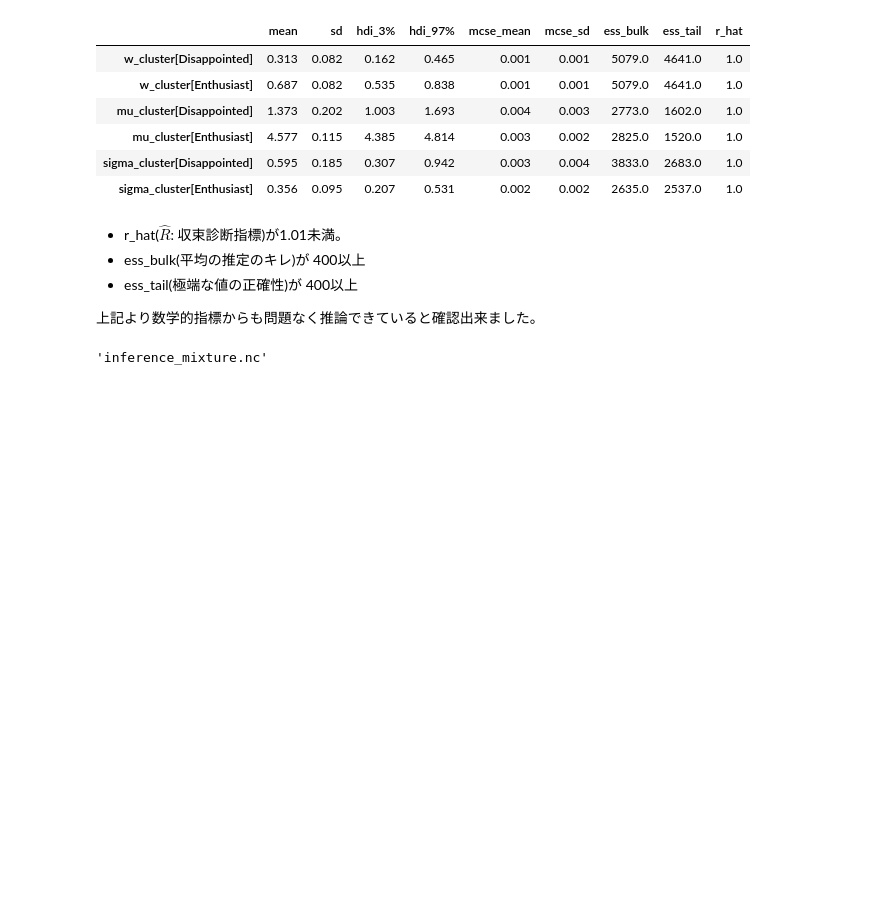
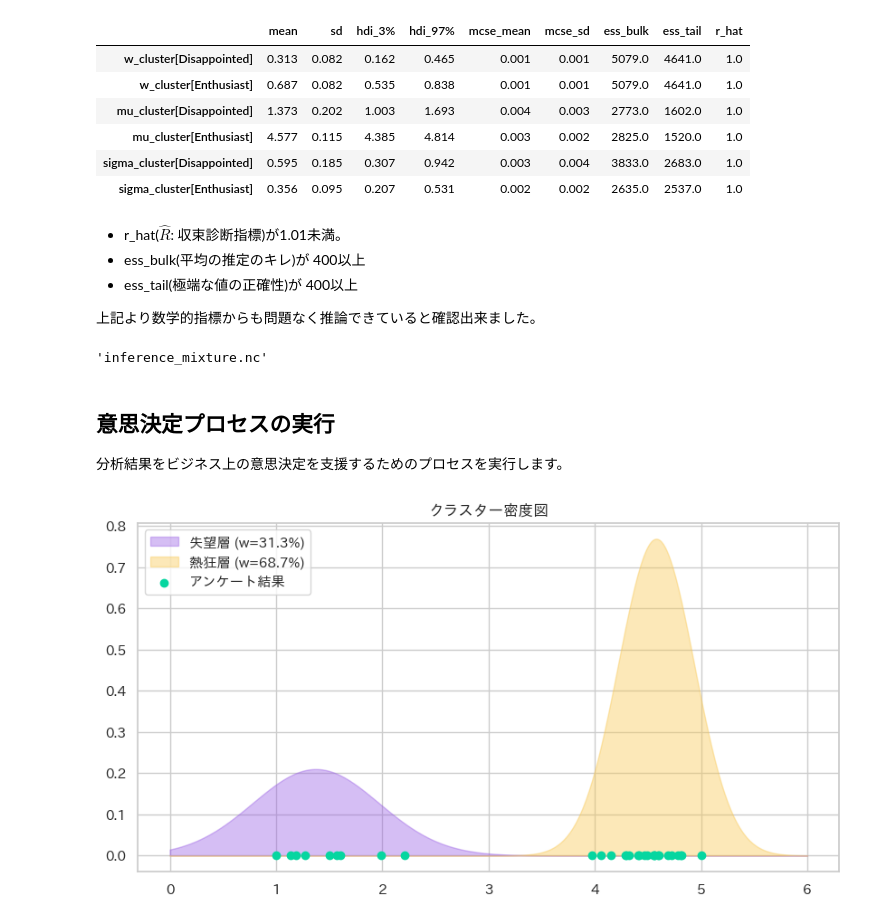
Before and after one commit to petalab-io/bayesian-iroha, a Jupyter notebook: notebooks/04_survey_latent_segmentasion/mixture_model_inference.ipynb, the cells around one changed output. Cells and saved outputs as stored; diff of their text form; code cells hidden in the pictures; blank space fills up the shorter version.

Commit message:
Viz: クラスター密度図を作成しインサイトを得る#16

```diff
--- a/notebooks/04_survey_latent_segmentasion/mixture_model_inference.ipynb
+++ b/notebooks/04_survey_latent_segmentasion/mixture_model_inference.ipynb
@@ -129,7 +129,7 @@ with pm.Model(coords=coords) as model_mixture:
     sigma_cluster = pm.HalfNormal("sigma_cluster", sigma=1, dims="cluster")
 
     observation = pm.NormalMixture("observation", w=w_cluster, mu=mu_cluster,
-                                   sigma=sigma_cluster, observed=observation_satisfaction,
+                                   sigma=sigma_cluster, observed=results_survey,
                                    dims="id_obs")
 # %% [markdown]
 ## 事前予測チェック (Prior Predictive Check)
@@ -170,7 +170,7 @@ with pm.Model(coords=coords) as model_mixture_v1:
     sigma_cluster = pm.HalfNormal("sigma_cluster", sigma=0.5, dims="cluster")
 
     observation = pm.NormalMixture("observation", w=w_cluster, mu=mu_cluster,
-                                   sigma=sigma_cluster, observed=observation_satisfaction,
+                                   sigma=sigma_cluster, observed=results_survey,
                                    dims="id_obs")
 
     idata_prior_v1 = pm.sample_prior_predictive(samples=100, random_seed=42)
@@ -217,7 +217,7 @@ with pm.Model(coords=coords) as model_mixture_v2:
     dist_component = pm.TruncatedNormal.dist(mu=mu_cluster, sigma=sigma_cluster, lower=1, upper=5, shape=2)
 
     # 混合モデルの定義
-    observation = pm.Mixture("observation", w=w_cluster, comp_dists=dist_component, observed=observation_satisfaction,
+    observation = pm.Mixture("observation", w=w_cluster, comp_dists=dist_component, observed=results_survey,
                              dims="id_obs")
 # %% [markdown]
 - `mu` 自体も裁断
@@ -279,23 +278,15 @@ with pm.Model(coords=coords) as model_mixture_v3:
     w_cluster = pm.Dirichlet("w_cluster", a=np.array([1, 1]), dims="cluster")
 
     mu_cluster = pm.TruncatedNormal("mu_cluster",
-                                    mu=[2, 4],
-                                    sigma=0.5,
-                                    lower=1,
-                                    upper=5,
-                                    dims="cluster",
-                                    initval=[2.0, 4.0])  # 追加
+                                    mu=[2, 4], sigma=0.5, lower=1, upper=5, dims="cluster", initval=[2.0, 4.0])  # 追加
     sigma_cluster = pm.TruncatedNormal("sigma_cluster",
                                        mu=0.5,  # mu=0 より少し浮かせて安定させる
-                                       sigma=0.5,
-                                       lower=0.05,
-                                       upper=1.5,
-                                       dims="cluster")
+                                       sigma=0.5, lower=0.05, upper=1.5, dims="cluster")
 
     pm.Potential("order_constraint", pm.math.switch(mu_cluster[0] < mu_cluster[1], 0, -np.inf))
 
     dist_component = pm.TruncatedNormal.dist(mu=mu_cluster, sigma=sigma_cluster, lower=1, upper=5, shape=2)
-    observation = pm.Mixture("observation", w=w_cluster, comp_dists=dist_component, observed=observation_satisfaction,
+    observation = pm.Mixture("observation", w=w_cluster, comp_dists=dist_component, observed=results_survey,
                              dims="id_obs")
 # %%
 model_mixture_v3.point_logps()
@@ -391,3 +382,26 @@ PATH_INFERENCE_DATA = "inference_mixture.nc"
 az.to_netcdf(idata_posterior, PATH_INFERENCE_DATA)
 # %% [output]
 'inference_mixture.nc'
+# %% [markdown]
+## 意思決定プロセスの実行
+分析結果をビジネス上の意思決定を支援するためのプロセスを実行します。
+# %%
+# クラスター密度図
+post_w = idata_posterior.posterior["w_cluster"].mean(dim=["chain", "draw"]).values
+post_mu = idata_posterior.posterior["mu_cluster"].mean(dim=["chain", "draw"]).values
+post_sigma = idata_posterior.posterior["sigma_cluster"].mean(dim=["chain", "draw"]).values
+
+x = np.linspace(0, 6, 500)
+plt.figure(figsize=(10, 5))
+colors = [COLOR_PURPLE, COLOR_YELLOW]
+labels = ["失望層", "熱狂層"]
+for i, name in enumerate(coords["cluster"]):
+    y = post_w[i] * (1 / (post_sigma[i] * np.sqrt(2 * np.pi))) * np.exp(-0.5 * ((x - post_mu[i]) / post_sigma[i]) ** 2)
+    plt.fill_between(x, y, alpha=0.4, color=colors[i], label=f"{labels[i]} (w={post_w[i]:.1%})")
+
+plt.scatter(results_survey, np.zeros_like(results_survey), color=COLOR_GREEN, label="アンケート結果")
+plt.title("クラスター密度図")
+plt.legend()
+plt.show()
+# %% [output]
+[figure, added]
```
Also changed, not shown: parts of 10 cells of this notebook.
